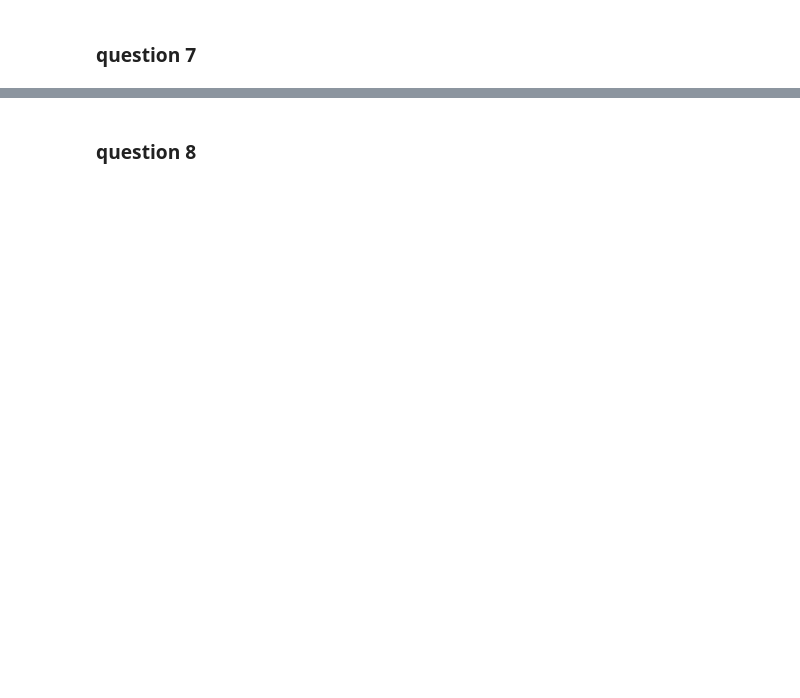
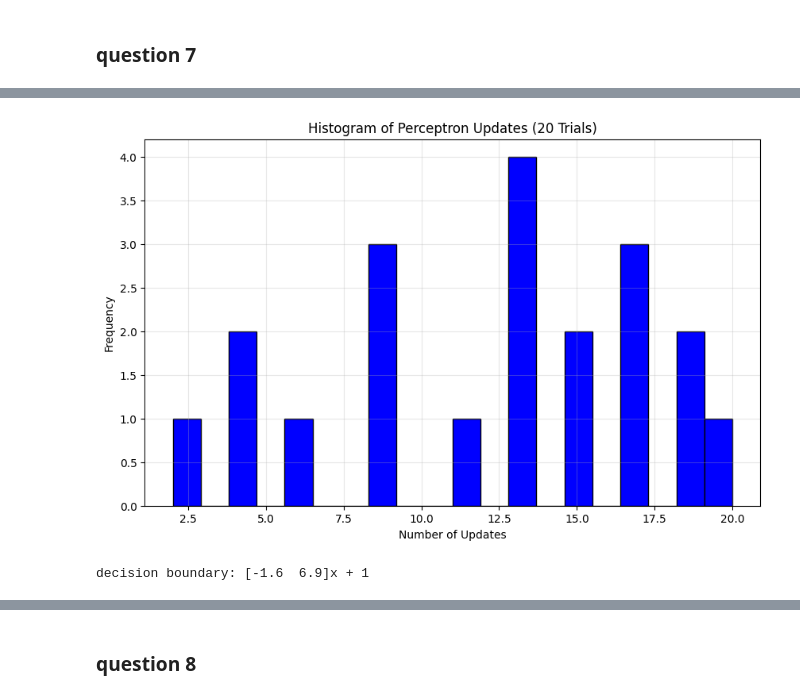
Before and after one commit to 0tv0renakniga/ds_masters, a Jupyter notebook: dsc_255/module_6/hw6.ipynb, the cells around one changed output, grey strips where cells are left out. Cells and saved outputs as stored; diff of their text form; code cells hidden in the pictures; blank space fills up the shorter version.

```diff
--- a/dsc_255/module_6/hw6.ipynb
+++ b/dsc_255/module_6/hw6.ipynb
@@ -2,0 +156,78 @@
+# %%
+def plot_updates_histogram(updates_list):
+    """
+    Plot a histogram of the number of updates made by the Perceptron algorithm.
+
+    Parameters:
+    updates_list (list): List of update counts
+    """
+    plt.figure(figsize=(10, 6))
+    plt.hist(updates_list, bins=20, color='blue', edgecolor='black')
+    plt.xlabel('Number of Updates')
+    plt.ylabel('Frequency')
+    #plt.xticks([i for i in range(20)])
+    plt.title('Histogram of Perceptron Updates (20 Trials)')
+    plt.grid(True, alpha=0.3)
+    plt.savefig('hw6_q7_d.png')
+    plt.show()
+
+update_list = []
+for i in range(20):
+    w, b, updates = fit_binary_perceptron(x_q7, y_q7, track_updates=True, set_seed=False)
+    update_list.append(updates)
+
+plot_updates_histogram(update_list)
+# %% [output]
+[figure, added]
+# %%
+'''
+create binary_perceptron function
+takes as input parameters w, b of a linear classifier as well as a data point
+x, and returns the label for that point: sign(w · x + b). The label is either +1 or -1.
+'''
+def binary_peceptron(w, b, x):
+    if np.dot(w, x) + b >= 0:
+        label = 1
+    else:
+        label = -1
+    return(label)
+
+'''
+create fit_binary_perceptron function
+takes as input an array of data points and an array of labels (where each
+label is +1 or -1), and runs the Perceptron algorithm to learn a linear classifier w, b. The
+algorithm should begin by randomly permuting the data points.
+'''
+def fit_binary_perceptron(x, y, track_updates):
+    x, y = shuffle(x, y,random_state=42)
+    w = np.zeros(x.shape[1])
+    b = 0
+    updates = 0
+    max_updates = 1000
+
+    def make_prediction(w, b, x, y, updates):
+        error = False
+        for xi, yi in zip(x, y):
+            if binary_perceptron(w, b, xi) != yi:
+                w += yi * xi
+                b += yi
+                updates += 1
+                error = True
+        if updates <= max_updates:
+            if error:
+                return make_prediction(w, b, x, y, updates)
+            else:
+                return (w, b, updates)
+        else:
+            print("Did not converge after {max_iterations} iterations")
+    if track_updates:
+        w, b, updates = make_prediction(w, b, x, y, updates)
+        return (w, b, updates)
+    else:
+        w, b, updates = make_prediction(w, b, x, y, updates)
+        return (w, b)
+
+w,b = fit_binary_perceptron(x_q7,y_q7,track_updates=False)
+print(f"decision boundary: {w}x + {b}")
+# %% [output]
+decision boundary: [-1.6  6.9]x + 1
```
Also changed, not shown: parts of 10 cells of this notebook.
